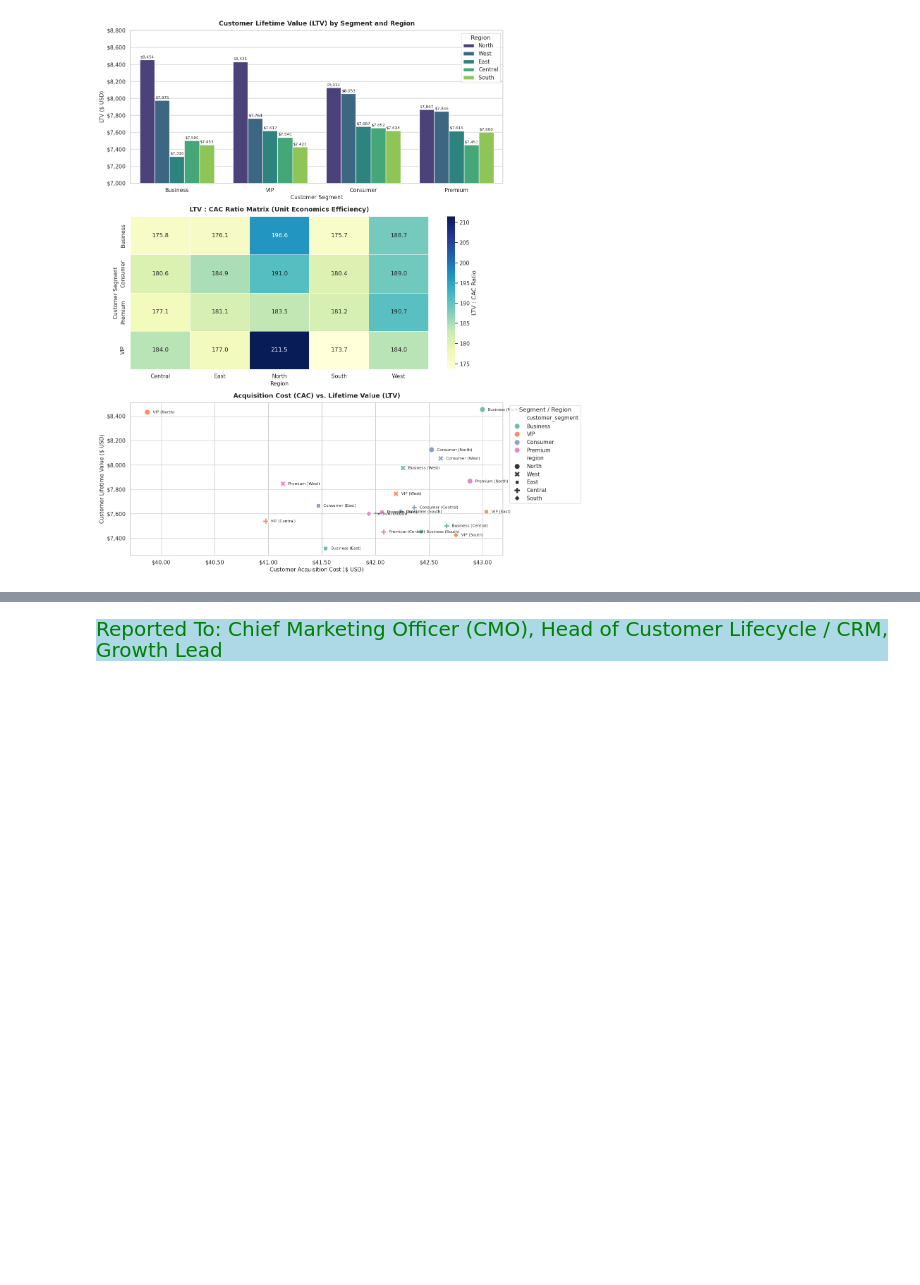
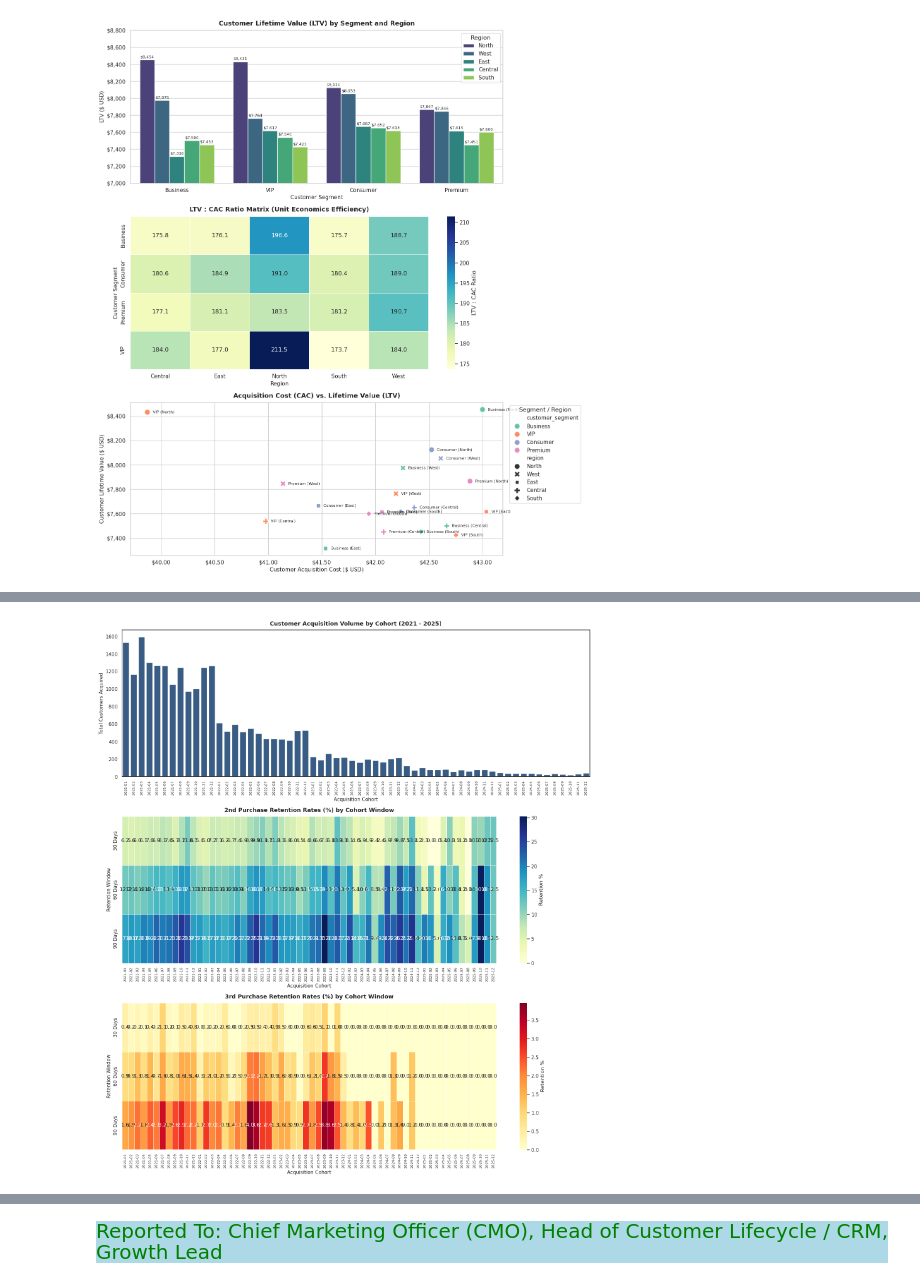
Before and after one commit to Kartika-Nidhi/E-Commerce_Analysis_SQL, a Jupyter notebook: E-commerceSalesAnalysisSQL.ipynb, the cells around one changed output, grey strips where cells are left out. Saved outputs shown, nothing was run; the diff lists cells and outputs as text; code cells hidden in the pictures; blank space fills up the shorter version.

Commit message:
customer analysis completed

```diff
--- a/E-commerceSalesAnalysisSQL.ipynb
+++ b/E-commerceSalesAnalysisSQL.ipynb
@@ -948,0 +1025,70 @@ Analytical Focus: Cohort analysis using self-joins or ROW_NUMBER() / DATEDIFF()
+# %%
+
+sns.set_theme(style="white", palette="muted")
+
+fig, axes = plt.subplots(3, 1, figsize=(16, 18), dpi=100)
+
+
+freq_indexed = freq.set_index("acquisition_cohort")
+
+# ===================================================================
+# 1. Bar Plot: Acquired Customer Volume per Cohort
+# ===================================================================
+sns.barplot(
+    data=freq,
+    x="acquisition_cohort",
+    y="total_acquired_customers",
+    color="#2b5c8f",
+    ax=axes[0]
+)
+axes[0].set_title("Customer Acquisition Volume by Cohort (2021 - 2025)", fontsize=13, fontweight="bold", pad=10)
+axes[0].set_xlabel("Acquisition Cohort", fontsize=11)
+axes[0].set_ylabel("Total Customers Acquired", fontsize=11)
+axes[0].tick_params(axis='x', rotation=90, labelsize=8)
+
+# ===================================================================
+# 2. Heatmap: 2nd Order Retention Rate (%) at 30, 60, and 90 Days
+# ===================================================================
+cols_2nd = ["pct_2nd_order_30d", "pct_2nd_order_60d", "pct_2nd_order_90d"]
+heatmap_2nd_data = freq_indexed[cols_2nd].T
+heatmap_2nd_data.index = ["30 Days", "60 Days", "90 Days"]
+
+sns.heatmap(
+    heatmap_2nd_data,
+    annot=True,
+    fmt=".1f",
+    cmap="YlGnBu",
+    cbar_kws={'label': 'Retention %'},
+    linewidths=0.5,
+    ax=axes[1]
+)
+axes[1].set_title("2nd Purchase Retention Rates (%) by Cohort Window", fontsize=13, fontweight="bold", pad=10)
+axes[1].set_xlabel("Acquisition Cohort", fontsize=11)
+axes[1].set_ylabel("Retention Window", fontsize=11)
+axes[1].tick_params(axis='x', rotation=90, labelsize=8)
+
+# ===================================================================
+# 3. Heatmap: 3rd Order Retention Rate (%) at 30, 60, and 90 Days
+# ===================================================================
+cols_3rd = ["pct_3rd_order_30d", "pct_3rd_order_60d", "pct_3rd_order_90d"]
+heatmap_3rd_data = freq_indexed[cols_3rd].T
+heatmap_3rd_data.index = ["30 Days", "60 Days", "90 Days"]
+
+sns.heatmap(
+    heatmap_3rd_data,
+    annot=True,
+    fmt=".1f",
+    cmap="YlOrRd",
+    cbar_kws={'label': 'Retention %'},
+    linewidths=0.5,
+    ax=axes[2]
+)
+axes[2].set_title("3rd Purchase Retention Rates (%) by Cohort Window", fontsize=13, fontweight="bold", pad=10)
+axes[2].set_xlabel("Acquisition Cohort", fontsize=11)
+axes[2].set_ylabel("Retention Window", fontsize=11)
+axes[2].tick_params(axis='x', rotation=90, labelsize=8)
+
+plt.tight_layout()
+plt.show()
+# %% [output]
+[figure, added]
```
Also changed, not shown: parts of 3 cells of this notebook.
